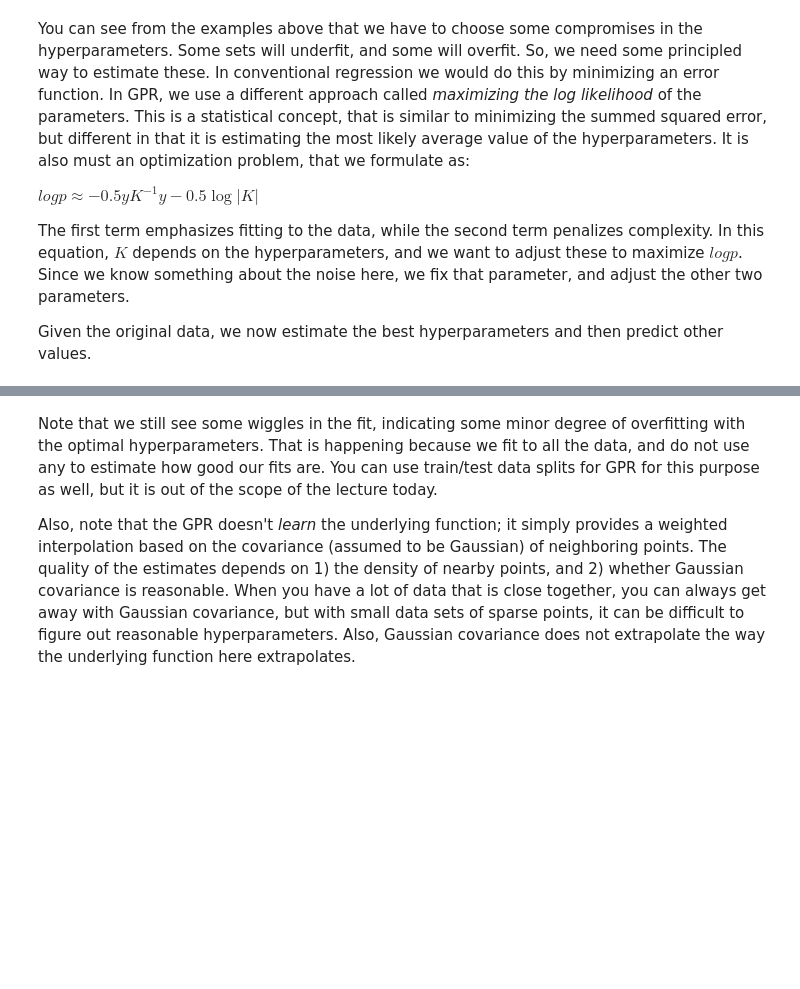
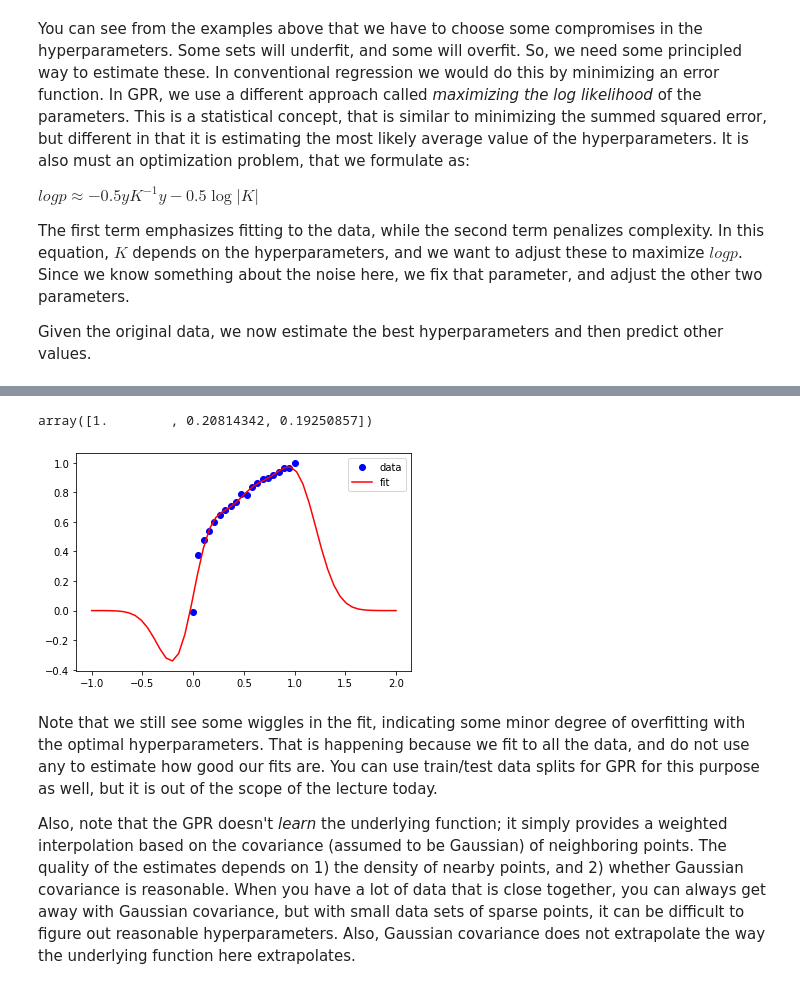
Before and after one commit to jkitchin/f19-06623, a Jupyter notebook: lectures/23-gp.ipynb, the cells around one changed output, grey strips where cells are left out. Cells and saved outputs as stored; diff of their text form; code cells hidden in the pictures; blank space fills up the shorter version.

```diff
--- a/lectures/23-gp.ipynb
+++ b/lectures/23-gp.ipynb
@@ -321,3 +307,33 @@ array([1.        , 0.07626268])
+# %%
+# Treat sigma_n as a free parameter
+def log_likelihood(params):
+    sigmaf, lam, sigma_n = params
+    K = sigma_f * np.exp(-(X[:, None] - X[None, :])**2 / (2 * lam**2)) + sigma_n**2 * np.eye(len(y))
+    return -1*(-0.5 * y @ np.linalg.inv(K) @ y - 0.5 * np.log(np.diag(K)).sum())
+
+xp = np.linspace(-1, 2.0, 50)
+
+from scipy.optimize import minimize
+
+p = minimize(log_likelihood, [1, 0.05, 0.01])
+sigma_f, lam, sigma_n = p.x
+
+K1 = sigma_f * np.exp(-(X[:, None] - X[None, :])**2 / (2 * lam**2)) + sigma_n**2 * np.eye(len(y))
+Kp = sigma_f * np.exp(-(xp[:, None] - X[None, :])**2 / (2 * lam**2))
+
+yp = Kp @ np.linalg.inv(K1) @ y
+
+%matplotlib inline
+import matplotlib.pyplot as plt
+
+plt.plot(X, y, 'bo')
+plt.plot(xp, yp, 'r-')
+plt.legend(['data', 'fit'])
+
+p.x
+# %% [output]
+array([1.        , 0.20814342, 0.19250857])
+[figure, added]
 # %% [markdown]
 Note that we still see some wiggles in the fit, indicating some minor degree of overfitting with the optimal hyperparameters. That is happening because we fit to all the data, and do not use any to estimate how good our fits are. You can use train/test data splits for GPR for this purpose as well, but it is out of the scope of the lecture today.
 
```
Also changed, not shown: parts of 29 cells of this notebook.
